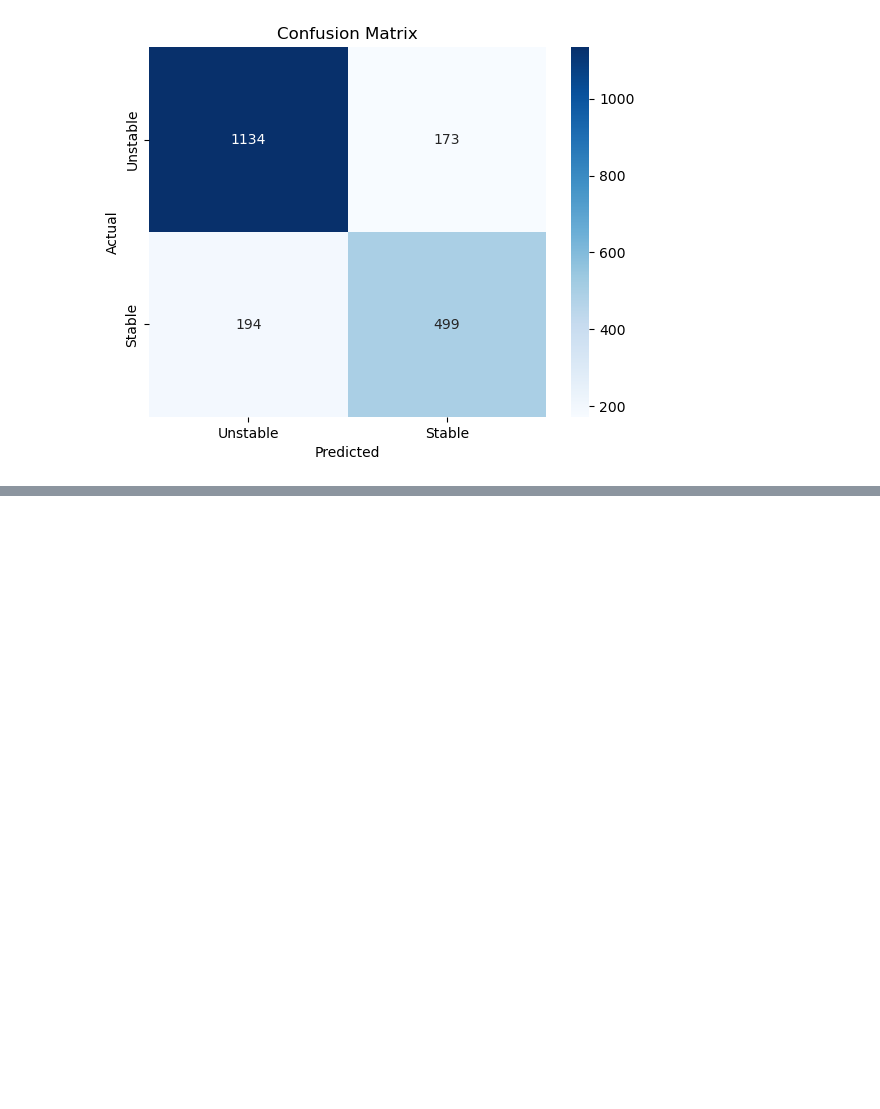
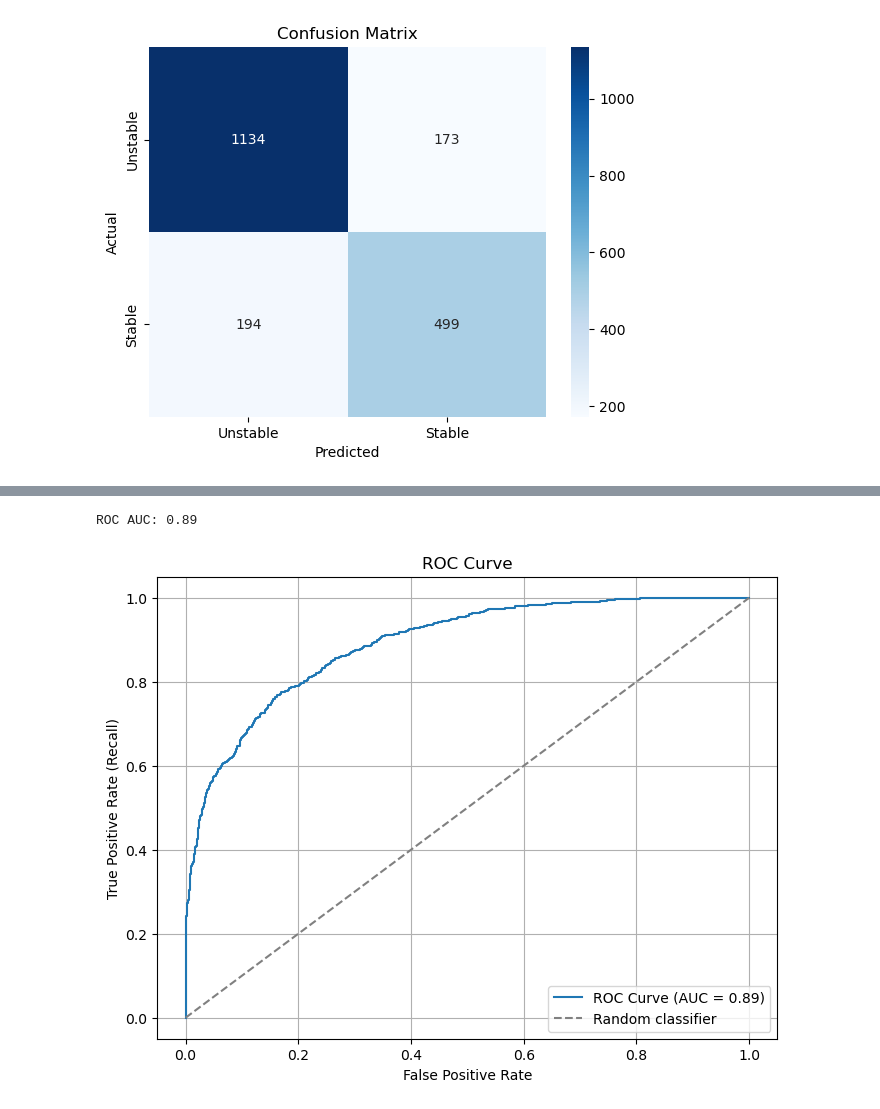
Before and after one commit to DanyHook/facebook-engagement-prediction, a Jupyter notebook: Predicting_Facebook_Post_Engagement_for_a_Cosmetics_Brand.ipynb, the cells around one changed output, grey strips where cells are left out. Cells and saved outputs as stored; diff of their text form; code cells hidden in the pictures; blank space fills up the shorter version.

Commit message:
Update notebook: improve engagement prediction analysis

```diff
--- a/Predicting_Facebook_Post_Engagement_for_a_Cosmetics_Brand.ipynb
+++ b/Predicting_Facebook_Post_Engagement_for_a_Cosmetics_Brand.ipynb
@@ -517,0 +612,30 @@ weighted avg       0.82      0.82      0.82      2000
+# %%
+# Define the logistic regression model
+model = LogisticRegression()
+
+# Train the model
+model.fit(X_train, y_train)
+
+# Use the trained model to make probability predictions
+probabilities = model.predict_proba(X_test)[:, 1]
+
+# Calculate ROC AUC score
+roc_auc = roc_auc_score(y_test, probabilities)
+print('ROC AUC: {:.2f}'.format(roc_auc))
+
+# Compute ROC curve
+fpr, tpr, thresholds = roc_curve(y_test, probabilities)
+
+# Plot ROC curve
+plt.figure(figsize=(8, 6))
+plt.plot(fpr, tpr, label='ROC Curve (AUC = {:.2f})'.format(roc_auc))
+plt.plot([0, 1], [0, 1], linestyle='--', color='gray', label='Random classifier')
+plt.xlabel('False Positive Rate')
+plt.ylabel('True Positive Rate (Recall)')
+plt.title('ROC Curve')
+plt.legend(loc='lower right')
+plt.grid(True)
+plt.show()
+# %% [output]
+ROC AUC: 0.89
+[figure, added]
```
Also changed, not shown: parts of 11 cells of this notebook.
